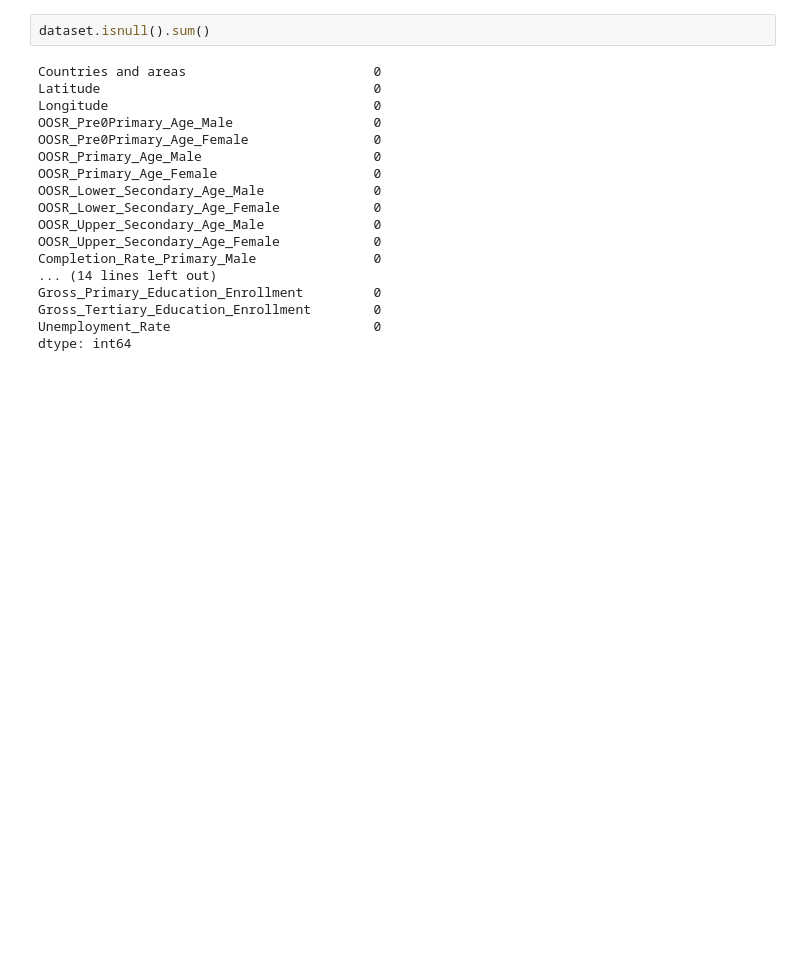
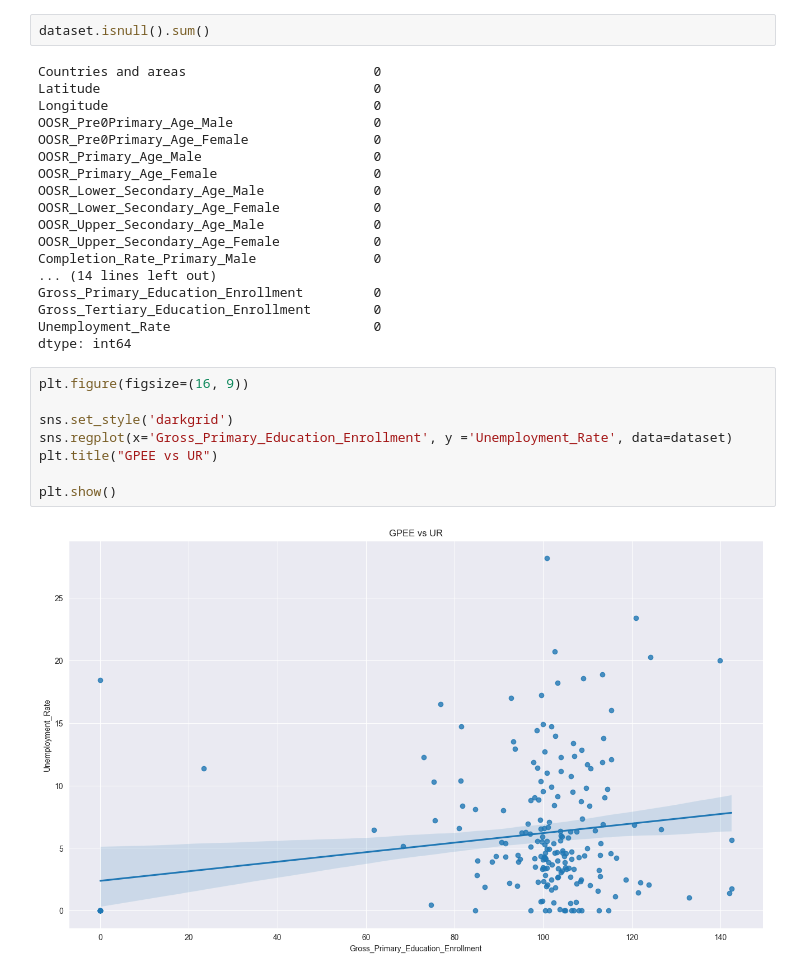
Before and after one commit to Kowallskiy/world_education, a Jupyter notebook: analysis.ipynb, the cells around one changed output. Saved outputs shown, nothing was run; the diff lists cells and outputs as text; blank space fills up the shorter version.

```diff
--- a/analysis.ipynb
+++ b/analysis.ipynb
@@ -58,3 +58,13 @@ Gross_Primary_Education_Enrollment         0
 Gross_Tertiary_Education_Enrollment        0
 Unemployment_Rate                          0
 dtype: int64
+# %%
+plt.figure(figsize=(16, 9))
+
+sns.set_style('darkgrid')
+sns.regplot(x='Gross_Primary_Education_Enrollment', y ='Unemployment_Rate', data=dataset)
+plt.title("GPEE vs UR")
+
+plt.show()
+# %% [output]
+[figure, added]
```
Also changed, not shown: parts of 2 cells of this notebook.
